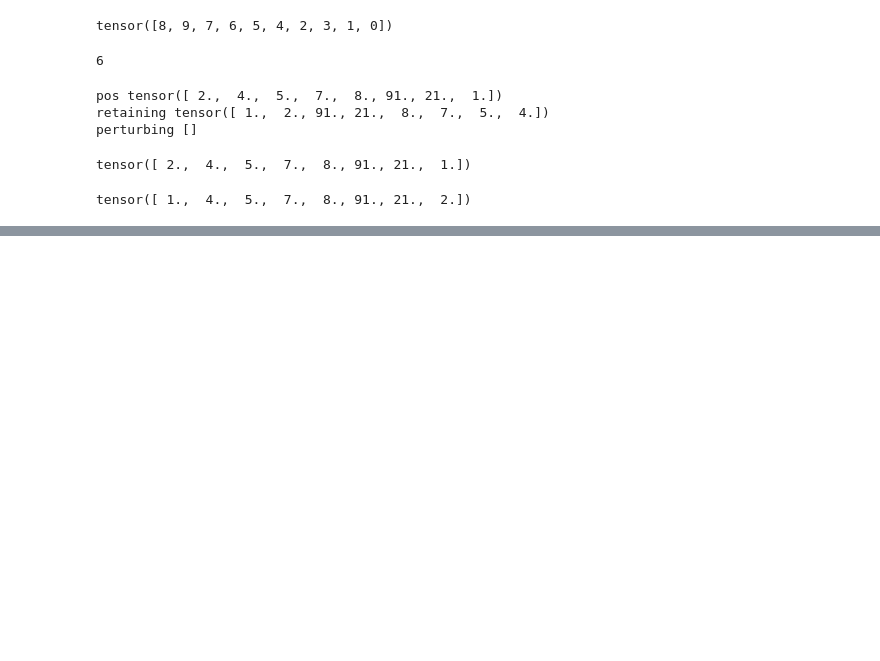
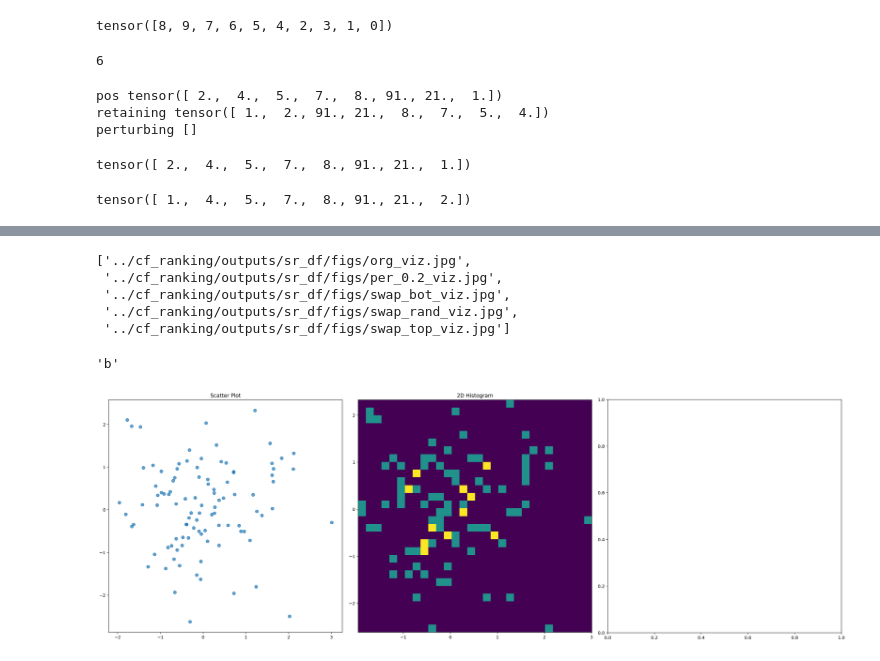
Before and after one commit to GauravBh1010tt/RewardRank, a Jupyter notebook: temp.ipynb, the cells around one changed output, grey strips where cells are left out. Drawn from its saved outputs; the diff is of its cells as text; code cells hidden in the pictures; blank space fills up the shorter version.

```diff
--- a/temp.ipynb
+++ b/temp.ipynb
@@ -469,0 +554,8 @@ tensor([[1., 0.],
+# %%
+f
+# %% [output]
+['../cf_ranking/outputs/sr_df/figs/org_viz.jpg',
+ '../cf_ranking/outputs/sr_df/figs/per_0.2_viz.jpg',
+ '../cf_ranking/outputs/sr_df/figs/swap_bot_viz.jpg',
+ '../cf_ranking/outputs/sr_df/figs/swap_rand_viz.jpg',
+ '../cf_ranking/outputs/sr_df/figs/swap_top_viz.jpg']
@@ -469,0 +564,29 @@ tensor([[1., 0.],
+# %%
+c
+# %% [output]
+'b'
+# %%
+import matplotlib.pyplot as plt
+import numpy as np
+
+# Generate some sample data
+x = np.random.randn(100)
+y = np.random.randn(100)
+
+# Create the figure and subplots
+fig, axs = plt.subplots(1, 3, figsize=(24,8), dpi=220)
+
+# Scatter plot
+axs[0].scatter(x, y, cmap='jet', s=50, alpha=0.7)
+axs[0].set_title('Scatter Plot')
+axs[0].set_aspect('equal')  # Set equal aspect ratio
+
+# 2D histogram
+axs[1].hist2d(x, y, bins=30)
+axs[1].set_title('2D Histogram')
+axs[1].set_aspect('equal')  # Set equal aspect ratio
+
+plt.tight_layout()
+plt.show()
+# %% [output]
+[figure, added]
```
Also changed, not shown: parts of 19 cells of this notebook, 4 other files.
